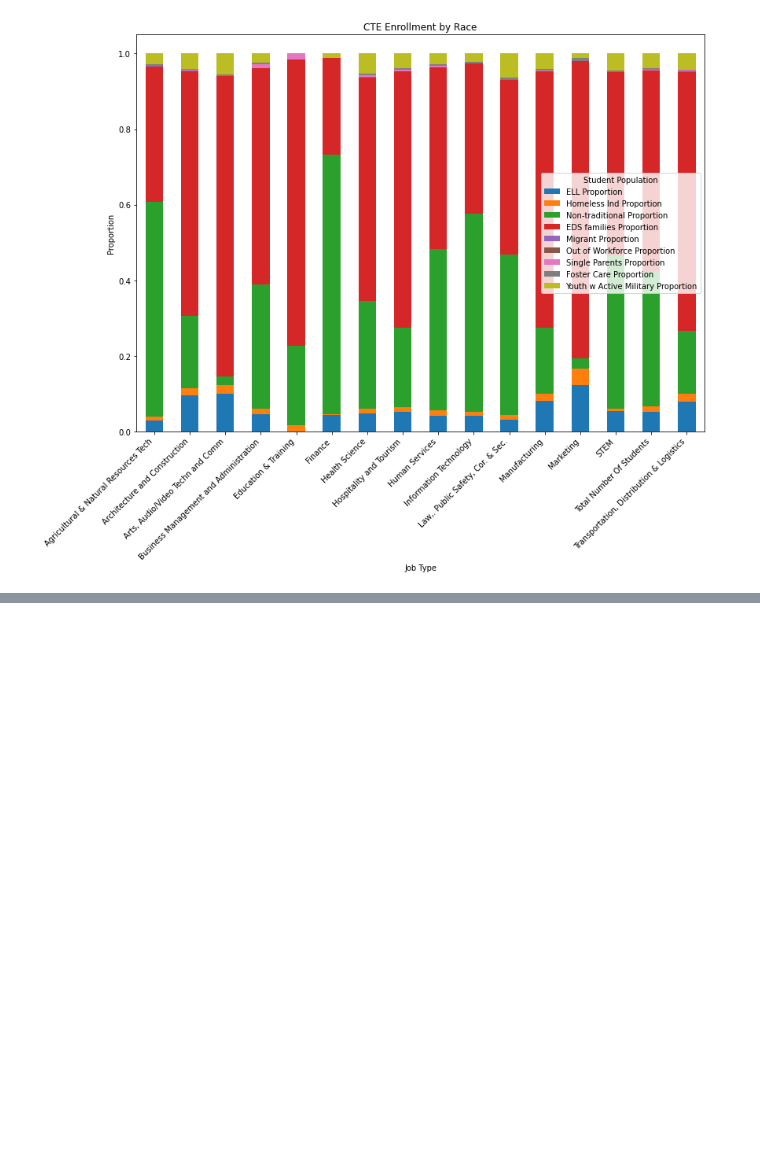
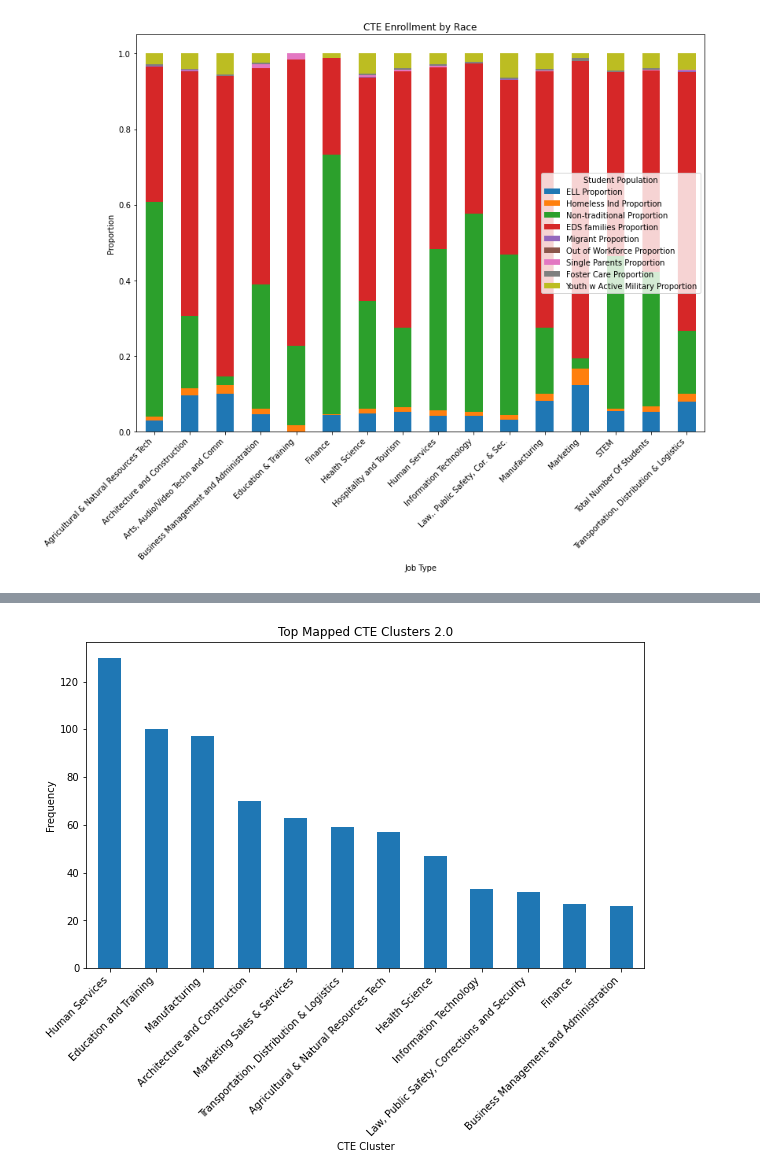
Before and after one commit to emcfalls/NC-Datathon, a Jupyter notebook: cluster_EDA_state.ipynb, the cells around one changed output, grey strips where cells are left out. Drawn from its saved outputs; the diff is of its cells as text; code cells hidden in the pictures; blank space fills up the shorter version.

```diff
--- a/cluster_EDA_state.ipynb
+++ b/cluster_EDA_state.ipynb
@@ -593,0 +604,15 @@ plt.show()
+# %%
+#trying a better model??
+model2 = SentenceTransformer('all-mpnet-base-v2')
+# %%
+occupation_embeddings = model2.encode(df_wages['Occupation'].tolist())
+cluster_embeddings = model2.encode(df_clusternames['description'].tolist())
+# %%
+#the cosine similarity between occupation embeddings and cluster embeddings
+similarities = cosine_similarity(occupation_embeddings, cluster_embeddings)
+
+#the index of the max similarity (so we can see whats the best match!)
+closest_clusters_indices = similarities.argmax(axis=1)
+df_wages2 = df_wages[['Occupation']]
+#mapping to codes and names
+df_wages2['Career Cluster Name'] = [df_clusternames.iloc[index]['description'] for index in closest_clusters_indices]
@@ -593,0 +645,13 @@ plt.show()
+# %%
+cluster_counts = df_wages2['Career Cluster Name'].value_counts().head(12)  # Adjust as needed
+
+# Plot
+plt.figure(figsize=(10, 6))
+cluster_counts.plot(kind='bar')
+plt.title('Top Mapped CTE Clusters 2.0')
+plt.xlabel('CTE Cluster')
+plt.ylabel('Frequency')
+plt.xticks(rotation=45, ha='right')
+plt.show()
+# %% [output]
+[figure, added]
```
Also changed, not shown: parts of 16 cells of this notebook.
